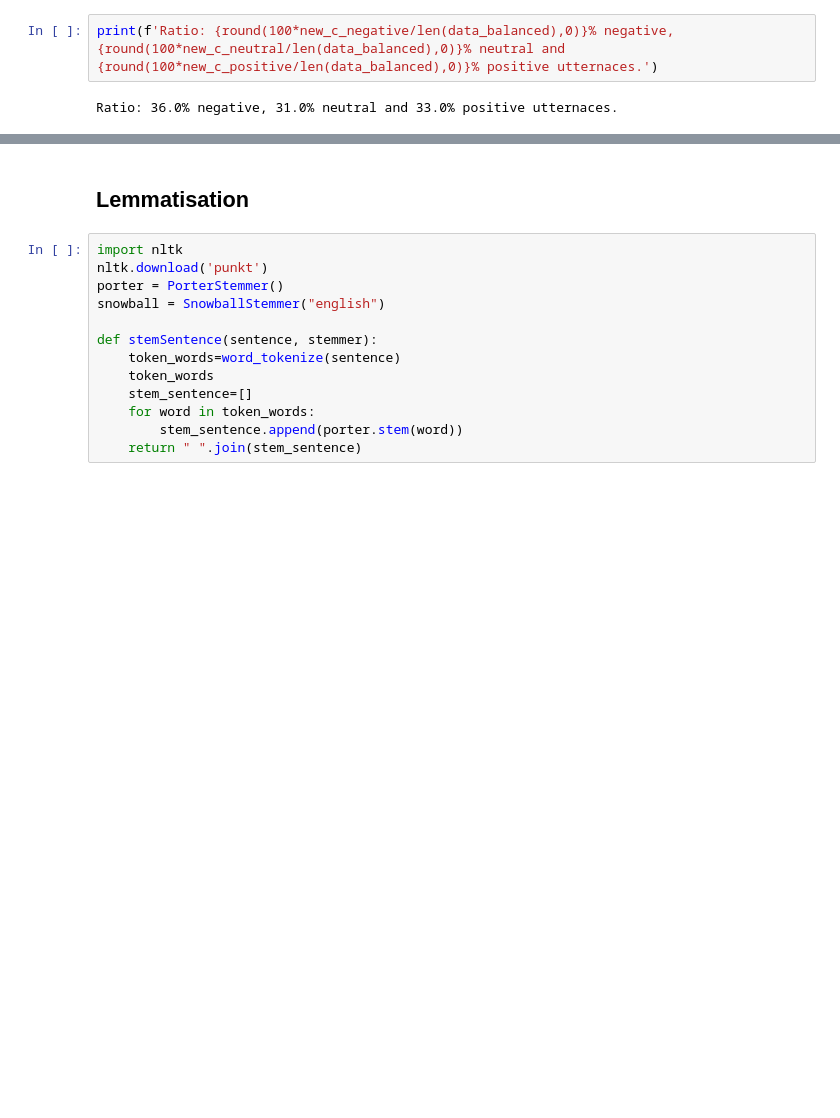
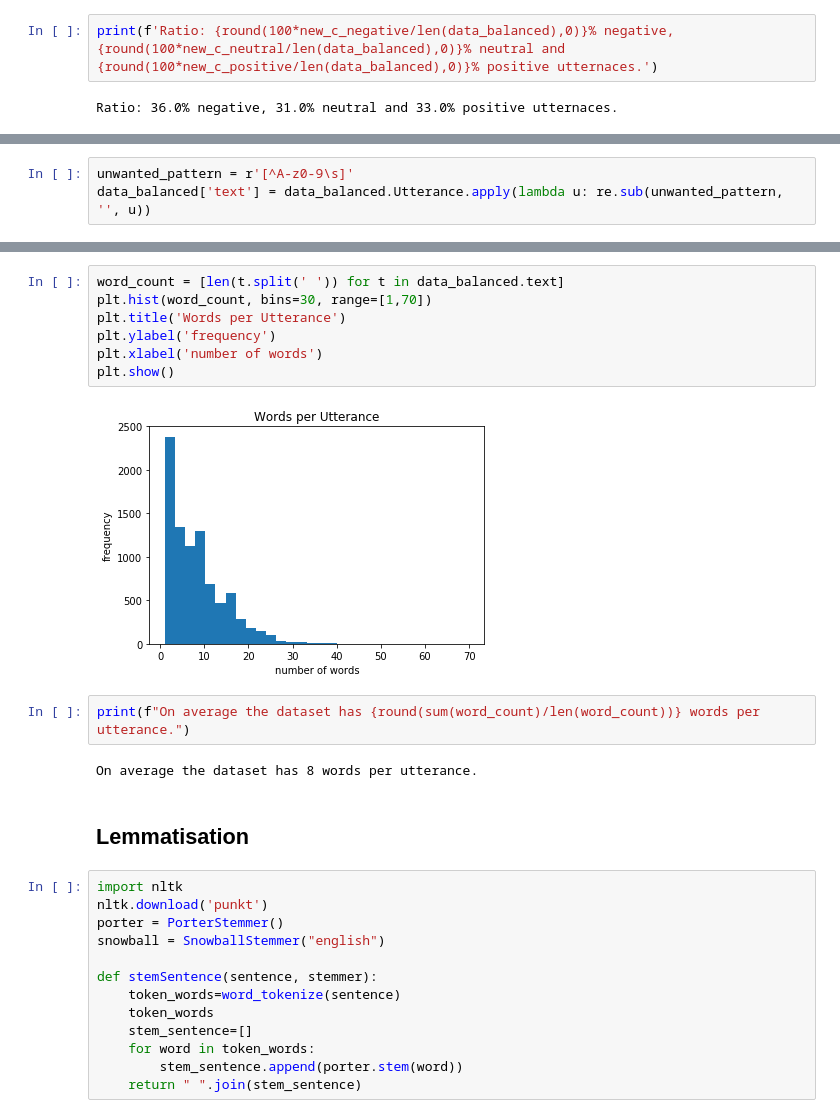
Before and after one commit to zeetaros/ml_nanodegree, a Jupyter notebook: capstone/dev_text_models.ipynb, the cells around one changed output, grey strips where cells are left out. Cells and saved outputs as stored; diff of their text form; blank space fills up the shorter version.

Commit message:
Report: Added word count & supporting figures

```diff
--- a/capstone/dev_text_models.ipynb
+++ b/capstone/dev_text_models.ipynb
@@ -125,0 +127,3 @@ Ratio: 36.0% negative, 31.0% neutral and 33.0% positive utternaces.
+# %%
+unwanted_pattern = r'[^A-z0-9\s]'
+data_balanced['text'] = data_balanced.Utterance.apply(lambda u: re.sub(unwanted_pattern, '', u))
@@ -126,3 +139,16 @@ Ratio: 36.0% negative, 31.0% neutral and 33.0% positive utternaces.
+# %%
+word_count = [len(t.split(' ')) for t in data_balanced.text]
+plt.hist(word_count, bins=30, range=[1,70])
+plt.title('Words per Utterance')
+plt.ylabel('frequency')
+plt.xlabel('number of words')
+plt.show()
+# %% [output]
+[figure, added]
+# %%
+print(f"On average the dataset has {round(sum(word_count)/len(word_count))} words per utterance.")
+# %% [output]
+On average the dataset has 8 words per utterance.
 # %% [markdown]
 ## Lemmatisation
 # %%
```
Also changed, not shown: parts of 4 cells of this notebook, 16 other files.
